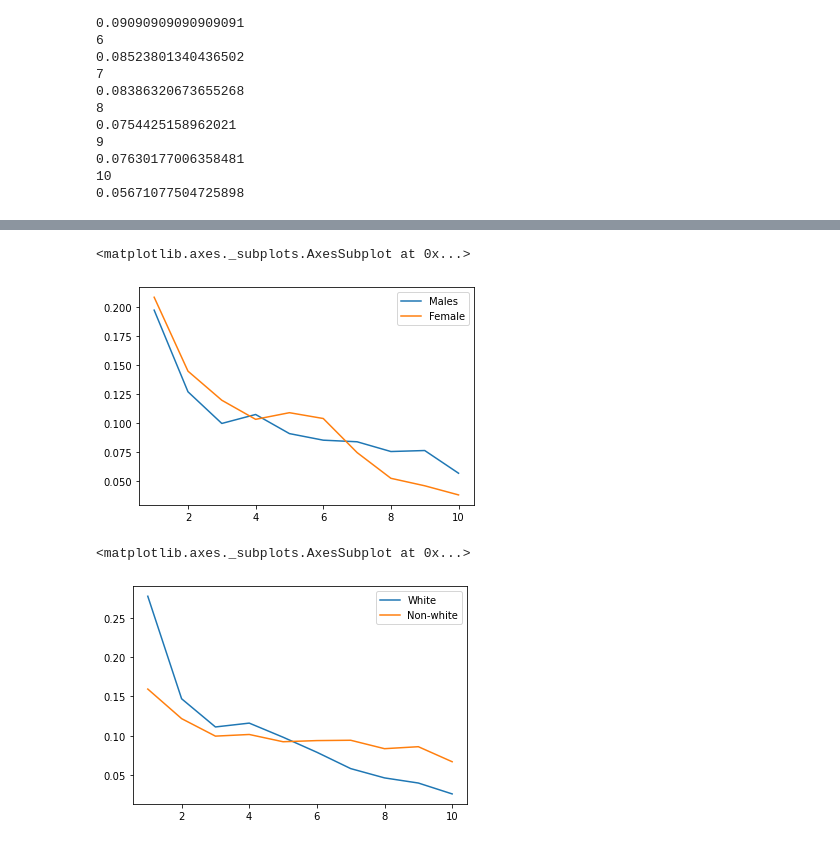
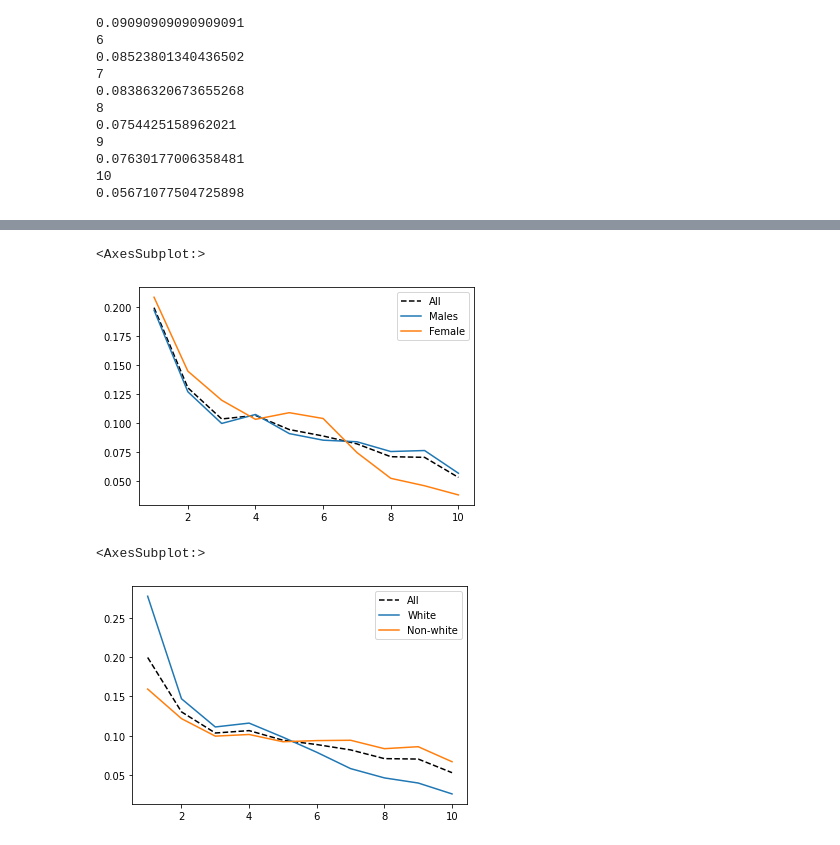
Before and after one commit to irisbore/hon2200-gr2, a Jupyter notebook: notebooks/001-oppgave-a.ipynb, the cells around one changed output, grey strips where cells are left out. Drawn from its saved outputs; the diff is of its cells as text; code cells hidden in the pictures.

```diff
--- a/notebooks/001-oppgave-a.ipynb
+++ b/notebooks/001-oppgave-a.ipynb
@@ -191,25 +191,27 @@ df[df.sex == "Male"].predicted_score.value_counts(normalize = True).sort_index()
 #gjør mer effektiv
 
 pd.DataFrame({
+    "All": df.predicted_score.value_counts(normalize = True),
     "Males": df[df.sex == "Male"].predicted_score.value_counts(normalize = True),
     "Female": df[df.sex == "Female"].predicted_score.value_counts(normalize = True)
-}).sort_index().plot()
+}).sort_index().plot(style = {"All": "k--"})
 # %% [output]
-<matplotlib.axes._subplots.AxesSubplot at 0x...>
+<AxesSubplot:>
-[figure, old version]
+[figure, new version]
 # %%
 #her setter vi df.white == True, fordi df.white har true eler false verdier.
 #men, true og false r spesielle verdier i python, fordi indikerer sant eller usant uttrykk. dette
 #er hva vi har ment med det vi har snakket op pred tidligere.
 #pga når vi gjør testen df.white == True, så er result enten true eller false avhengid av hva verdi til df.white er
 #så dermed ingen vits i å sjekke om svaret er true, fordi det vil være true kun gitt at df.white er true.
 #man får bare ut det df.white var til å begynne med
 #bruker tilde, som betyr negering forran df.white på kolonne "non-white"
 
 pd.DataFrame({
+    "All": df.predicted_score.value_counts(normalize = True),
     "White": df[df.white].predicted_score.value_counts(normalize = True),
     "Non-white": df[~df.white].predicted_score.value_counts(normalize = True)
-}).sort_index().plot()
+}).sort_index().plot(style = {"All": "k--"})
 # %% [output]
-<matplotlib.axes._subplots.AxesSubplot at 0x...>
+<AxesSubplot:>
-[figure, old version]
+[figure, new version]
```
Also changed, not shown: parts of 5 cells of this notebook, 1 other file.
